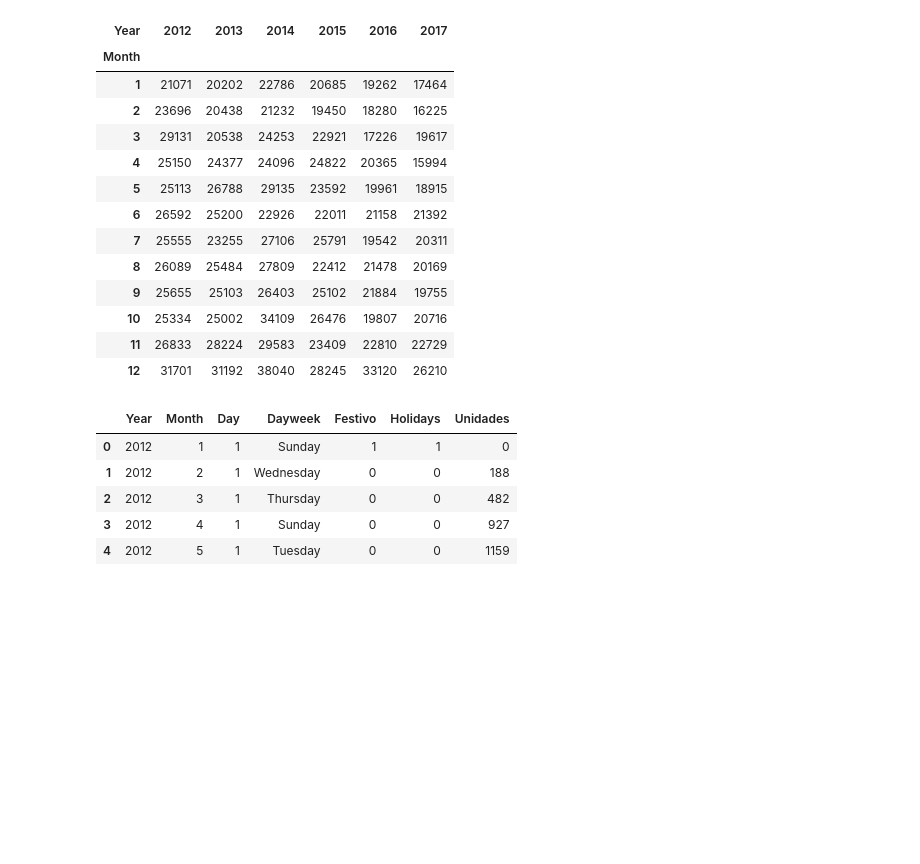
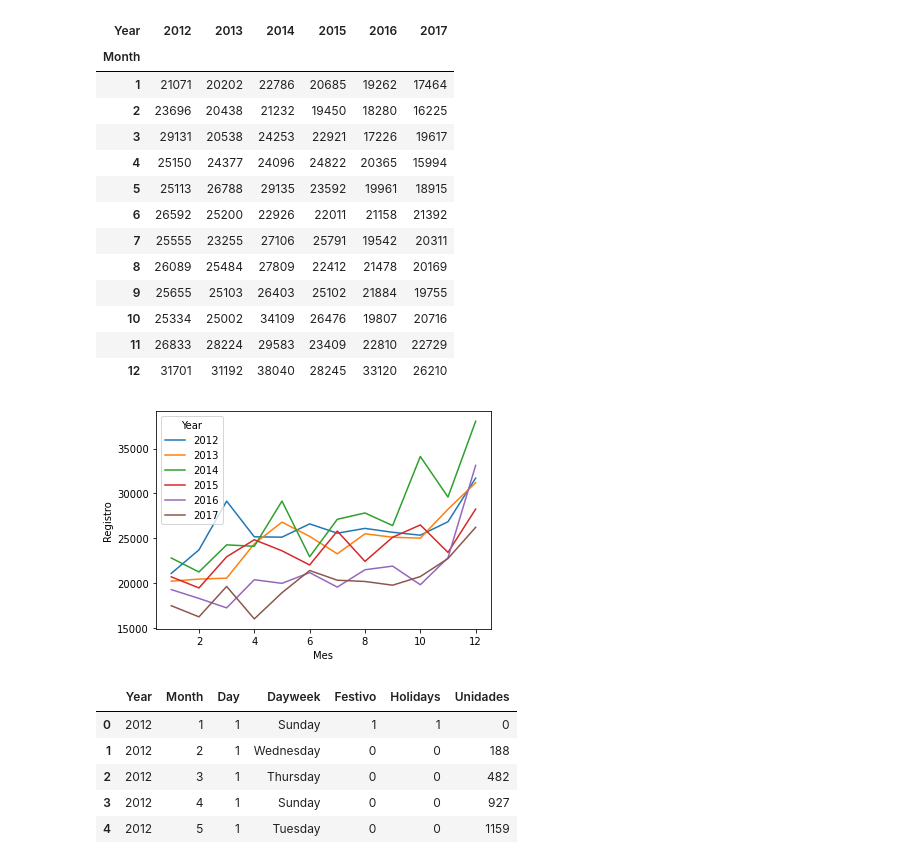
Before and after one commit to Sigomezgi/Runt-TAE, a Jupyter notebook: Runt entrenamiento.ipynb, the cells around one changed output. Drawn from its saved outputs; the diff is of its cells as text; code cells hidden in the pictures; blank space fills up the shorter version.

```diff
--- a/Runt entrenamiento.ipynb
+++ b/Runt entrenamiento.ipynb
@@ -88,5 +91,6 @@ plt.savefig('days.jpg', dpi = 100)
 # %%
-Df_r.groupby(['Month','Year'])['Unidades'].sum().unstack()
+DF2 = Df_r.groupby(['Month','Year'])['Unidades'].sum().unstack()
+DF2
 # %% [output]
 | Year | 2012 | 2013 | 2014 | 2015 | 2016 | 2017 |
 | Month |  |  |  |  |  |  |
@@ -102,6 +106,13 @@ Df_r.groupby(['Month','Year'])['Unidades'].sum().unstack()
 | 10 | 25334 | 25002 | 34109 | 26476 | 19807 | 20716 |
 | 11 | 26833 | 28224 | 29583 | 23409 | 22810 | 22729 |
 | 12 | 31701 | 31192 | 38040 | 28245 | 33120 | 26210 |
+# %%
+ax2= DF2.plot.line()
+plt.ylabel("Registro")
+plt.xlabel("Mes")
+plt.savefig('tenden.jpg', dpi = 400)
+# %% [output]
+[figure, added]
 # %%
 namemonth = {1 : 'Jan', 2:'Feb',3:'Mar', 4:'Apr',5:'May',6:'Jun',7:'Jul',8:'Aug',9:'Sep',10:'Oct',11:'Nov',12:'Dec'}
 # %%
```
Also changed, not shown: parts of 16 cells of this notebook, 2 other files.
